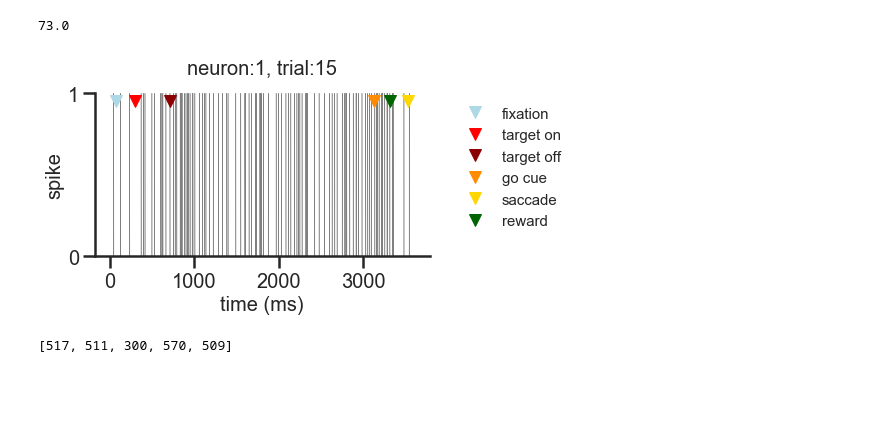
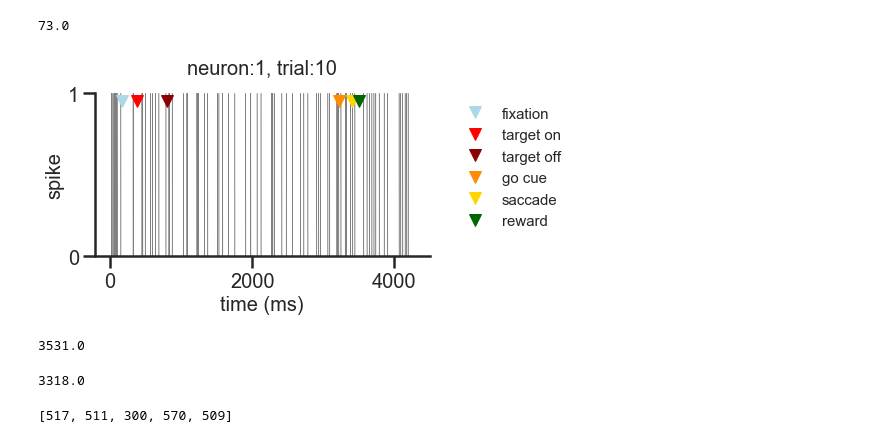
Before and after one commit to davidbestue/interference_topography, a Jupyter notebook: monkey_melanie/tuning_curves_Mel.ipynb, the cells around one changed output. Saved outputs shown, nothing was run; the diff lists cells and outputs as text; code cells hidden in the pictures; blank space fills up the shorter version.

```diff
--- a/monkey_melanie/tuning_curves_Mel.ipynb
+++ b/monkey_melanie/tuning_curves_Mel.ipynb
@@ -77,34 +77,42 @@ saccade                                                       1862
 reward                                                        1862
 # %%
 neuron_number=1
-trial_number=15
+trial_number=10
 plt.figure(figsize=(6,3))
 
 n_x = np.array(df_dat['sp_train'].iloc[trial_number].todense())[neuron_number,:]
 plt.plot(np.arange(1, len(n_x)+1,1), n_x, color='grey', linewidth=0.5)
 plt.gca().spines['right'].set_visible(False)  # aesthetics                                                                              # remove right spines
 plt.gca().spines['top'].set_visible(False)                                                                                  # remove top spines
 plt.gca().get_xaxis().tick_bottom()
 plt.gca().get_yaxis().tick_left()
 plt.gca().tick_params(direction='out') #direction
 plt.ylabel('spike', fontsize=20)
 plt.xlabel('time (ms)', fontsize=20)
 plt.ylim(0,1)
 plt.yticks([0,1]);
 plt.xticks(fontsize=20)
 plt.yticks(fontsize=20)
 
 plt.plot(df_dat['fix'].iloc[trial_number], 0.95, marker='v', linewidth=0, color='lightblue', label='fixation')
 plt.plot(df_dat['targ_on'].iloc[trial_number], 0.95, marker='v', linewidth=0, color='red', label='target on')
 plt.plot(df_dat['targ_off'].iloc[trial_number], 0.95, marker='v', linewidth=0, color='darkred', label='target off')
 plt.plot(df_dat['go_cue'].iloc[trial_number], 0.95, marker='v', linewidth=0, color='darkorange', label='go cue')
 plt.plot(df_dat['saccade'].iloc[trial_number], 0.95, marker='v', linewidth=0, color='gold', label='saccade')
 plt.plot(df_dat['reward'].iloc[trial_number], 0.95, marker='v', linewidth=0, color='darkgreen', label='reward')
 
 plt.legend(frameon=False, bbox_to_anchor=(1.05, 1), fontsize=15)
 plt.title('neuron:' + str(neuron_number) + ', trial:' +str(trial_number), fontsize=20, pad=20);
 # %% [output]
-[figure, old version]
+[figure, new version]
+# %%
+df_dat['saccade'].iloc[trial_number]
+# %% [output]
+3531.0
+# %%
+df_dat['reward'].iloc[trial_number]
+# %% [output]
+3318.0
 # %%
 radius = []
 radius_mod=[]
```
